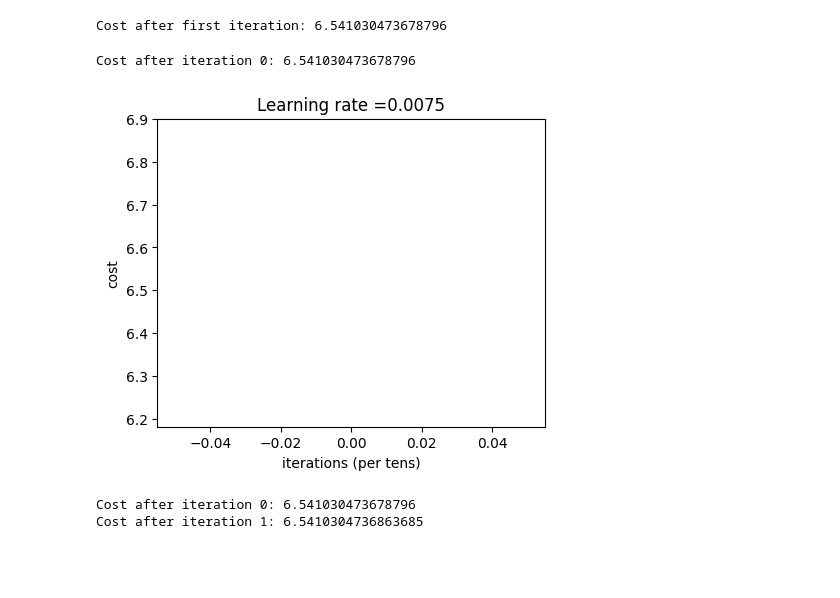
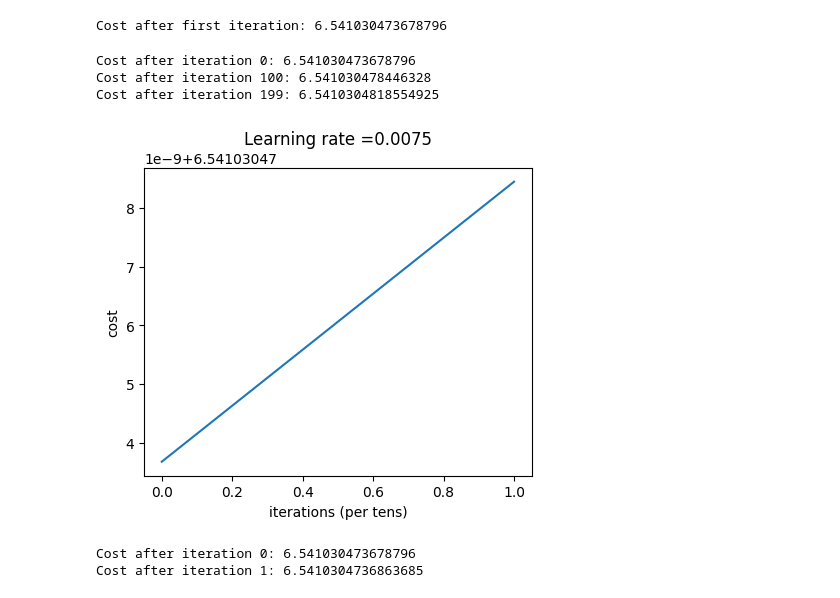
Before and after one commit to ahmadalfrehan/basic-deep-learning-implementation, a Jupyter notebook: W4A2/trying.ipynb, the cells around one changed output. Cells and saved outputs as stored; diff of their text form; code cells hidden in the pictures; blank space fills up the shorter version.

```diff
--- a/W4A2/trying.ipynb
+++ b/W4A2/trying.ipynb
@@ -258,7 +259,7 @@ import matplotlib.pyplot as plt
 import numpy as np
 
 # Get a batch of images and labels
-images, labels = next(test_generator)
+images, labels = next(train_generator)
 
 # Plot the images
 plt.figure(figsize=(12, 12))
@@ -341,10 +340,12 @@ Cost after iteration 0: 6.541030473678796
 [figure]
 Cost after first iteration: 6.541030473678796
 # %%
-parameters, costs = L_layer_model(train_x, train_y, layers_dims, num_iterations = 1, print_cost = True)
+parameters, costs = L_layer_model(train_x, train_y, layers_dims, num_iterations = 200, print_cost = True)
 # %% [output]
 Cost after iteration 0: 6.541030473678796
+Cost after iteration 100: 6.541030478446328
+Cost after iteration 199: 6.5410304818554925
-[figure, old version]
+[figure, new version]
 # %%
 def predict(X, parameters):
     # Forward propagation
```
Also changed, not shown: parts of 4 cells of this notebook.
